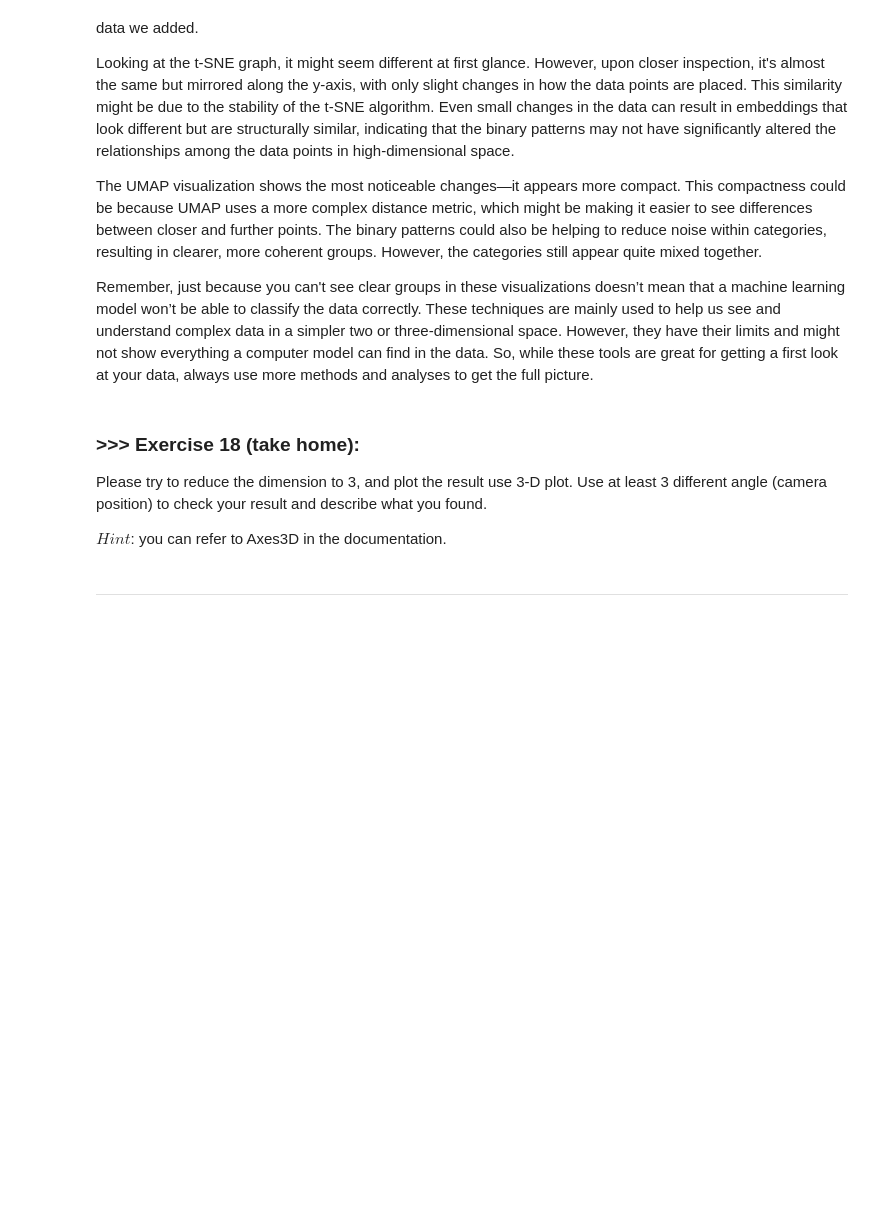
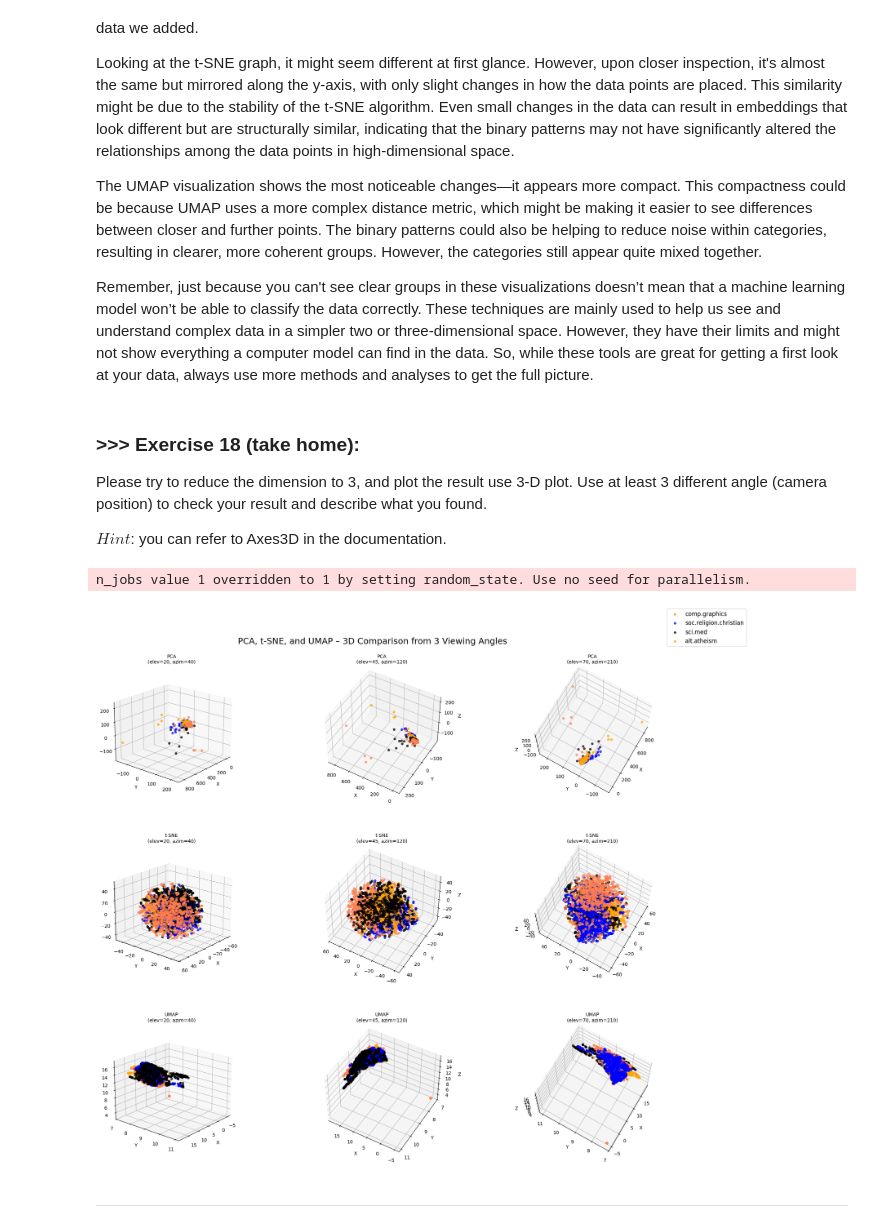
Before and after one commit to OwenHsieh26274/DM2025-Lab1-Exercise, a Jupyter notebook: DM2025-Lab1-Master.ipynb, the cells around one changed output. Cells and saved outputs as stored; diff of their text form; code cells hidden in the pictures; blank space fills up the shorter version.

```diff
--- a/DM2025-Lab1-Master.ipynb
+++ b/DM2025-Lab1-Master.ipynb
@@ -2068,3 +2255,78 @@ $Hint$: you can refer to Axes3D in the documentation.
+# %%
+#Answer Here
+
+"""
+Findings
+
+PCA:
+A few data points are scattered far from the main distribution, but the majority remain highly mixed across categories.
+PCA captures global variance but fails to clearly separate the document groups in this 3D space.
+
+t-SNE:
+Distinct clusters begin to emerge, with points from different categories forming visible groupings.
+Although some clusters are still positioned close to each other, there is noticeable structure and partial separability between classes.
+
+UMAP:
+Data points remain somewhat intermixed, yet small, preliminary clusters can be observed.
+Similar to t-SNE, UMAP preserves local relationships and reveals latent grouping tendencies, though category boundaries are less distinct than in t-SNE.
+"""
+
+from sklearn.decomposition import PCA
+from sklearn.manifold import TSNE
+import umap
+from mpl_toolkits.mplot3d import Axes3D
+import matplotlib.pyplot as plt
+
+X_pca_3d = PCA(n_components=3).fit_transform(augmented_df.values)
+X_tsne_3d = TSNE(n_components=3, random_state=42).fit_transform(augmented_df.values)
+X_umap_3d = umap.UMAP(n_components=3, random_state=42).fit_transform(augmented_df.values)
+
+col = ['coral', 'blue', 'black', 'orange']
+categories = X['category_name'].unique()
+
+angles = [(20, 40), (45, 120), (70, 210)]
+
+def plot_scatter_3d(ax, X_reduced, title, elev, azim):
+    for c, category in zip(col, categories):
+        xs = X_reduced[X['category_name'] == category, 0]
+        ys = X_reduced[X['category_name'] == category, 1]
+        zs = X_reduced[X['category_name'] == category, 2]
+        ax.scatter(xs, ys, zs, c=c, marker='o', label=category, s=18, alpha=0.7)
+    ax.view_init(elev=elev, azim=azim)
+    ax.set_title(f"{title}\n(elev={elev}, azim={azim})",
+                 fontsize=10, pad=10)
+    ax.set_xlabel("X", labelpad=5)
+    ax.set_ylabel("Y", labelpad=5)
+    ax.set_zlabel("Z", labelpad=5)
+
+fig = plt.figure(figsize=(22, 18))
+fig.suptitle("PCA, t-SNE, and UMAP – 3D Comparison from 3 Viewing Angles",
+             fontsize=18, y=0.95)
+
+datasets = [
+    ("PCA", X_pca_3d),
+    ("t-SNE", X_tsne_3d),
+    ("UMAP", X_umap_3d),
+]
+
+for i, (method, data) in enumerate(datasets):
+    for j, (elev, azim) in enumerate(angles):
+        ax = fig.add_subplot(3, 3, i * 3 + j + 1, projection="3d")
+        plot_scatter_3d(ax, data, method, elev, azim)
+
+plt.subplots_adjust(
+    top=0.90,
+    wspace=0.3,
+    hspace=0.4
+)
+
+handles, labels = ax.get_legend_handles_labels()
+fig.legend(handles, labels, loc="upper right", fontsize=12)
+
+plt.show()
+# %% [output]
+n_jobs value 1 overridden to 1 by setting random_state. Use no seed for parallelism.
+[figure, added]
 # %% [markdown]
 ---
 # %% [markdown]
```
Also changed, not shown: parts of 37 cells of this notebook.
